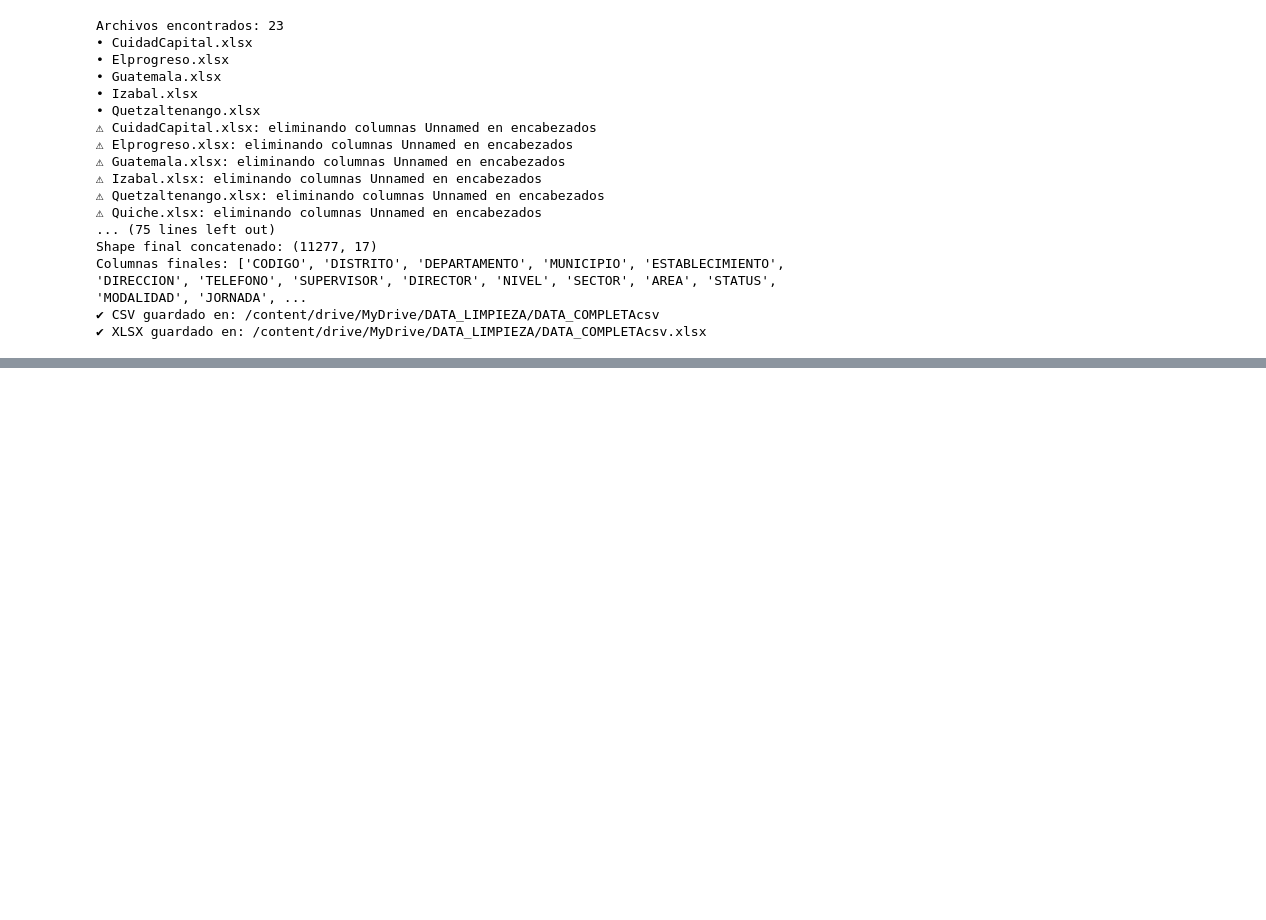
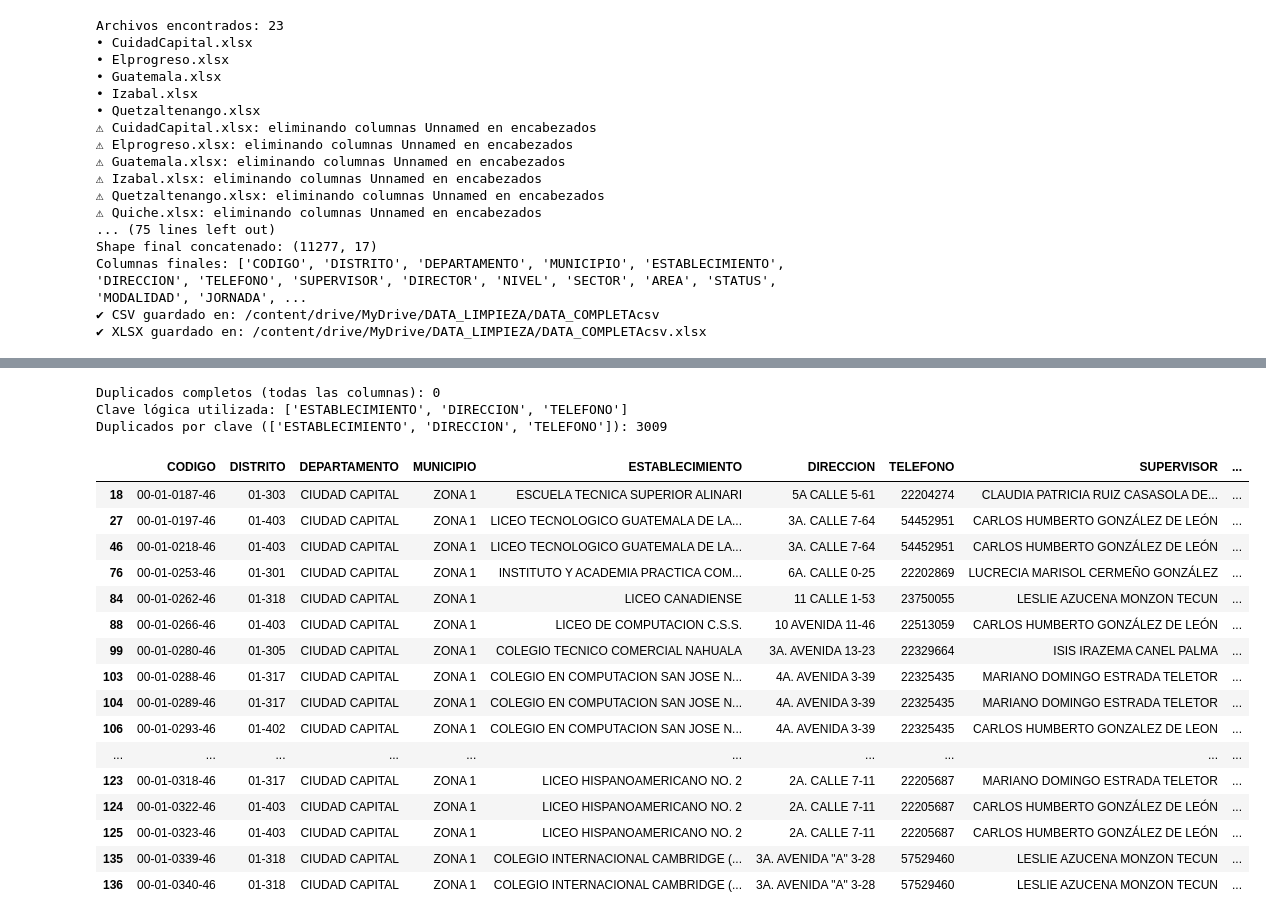
Before and after one commit to DiederichSolis/PR_data, a Jupyter notebook: Proyecto.ipynb, the cells around one changed output, grey strips where cells are left out. Saved outputs shown, nothing was run; the diff lists cells and outputs as text; code cells hidden in the pictures; blank space fills up the shorter version.

Commit message:
feat: analisis de los datos crudos

```diff
--- a/Proyecto.ipynb
+++ b/Proyecto.ipynb
@@ -272,0 +285,17 @@ Columnas finales: ['CODIGO', 'DISTRITO', 'DEPARTAMENTO', 'MUNICIPIO', 'ESTABLECI
+# %%
+import os
+import re
+import unicodedata
+import numpy as np
+import pandas as pd
+
+OUT_DIR = os.path.join(BASE, "DATA_LIMPIEZA", "evidencias_crudo")
+os.makedirs(OUT_DIR, exist_ok=True)
+
+
+PATH_CSV_CRUDO = os.path.join(BASE, "DATA_LIMPIEZA", "DATA_COMPLETAcsv")
+
+
+df_raw = pd.read_csv(PATH_CSV_CRUDO, dtype=str, keep_default_na=False, na_values=[""])
+print(df_raw.shape)
+df_raw.head(3)
@@ -272,0 +397,41 @@ Columnas finales: ['CODIGO', 'DISTRITO', 'DEPARTAMENTO', 'MUNICIPIO', 'ESTABLECI
+# %%
+# Duplicados completos
+dups_full_count = df_raw.duplicated(keep=False).sum()
+print(f"Duplicados completos (todas las columnas): {dups_full_count}")
+
+dups_full_preview = df_raw[df_raw.duplicated(keep=False)].head(50)
+dups_full_preview.to_csv(os.path.join(OUT_DIR, "04_duplicados_completos_preview.csv"), index=False)
+
+# Duplicados por clave lógica
+CLAVE = ["ESTABLECIMIENTO", "DIRECCION", "TELEFONO"]
+claves_presentes = [c for c in CLAVE if c in df_raw.columns]
+print("Clave lógica utilizada:", claves_presentes)
+
+if claves_presentes:
+    dups_key = df_raw[df_raw.duplicated(subset=claves_presentes, keep=False)]
+    dups_key.to_csv(os.path.join(OUT_DIR, "05_duplicados_por_clave.csv"), index=False)
+    print(f"Duplicados por clave ({claves_presentes}): {len(dups_key)}")
+    display(dups_key.head(20))
+else:
+    print("⚠️ No se encontraron todas las columnas de la clave sugerida para revisar duplicados por clave.")
+# %% [output]
+Duplicados completos (todas las columnas): 0
+Clave lógica utilizada: ['ESTABLECIMIENTO', 'DIRECCION', 'TELEFONO']
+Duplicados por clave (['ESTABLECIMIENTO', 'DIRECCION', 'TELEFONO']): 3009
+|  | CODIGO | DISTRITO | DEPARTAMENTO | MUNICIPIO | ESTABLECIMIENTO | DIRECCION | TELEFONO | SUPERVISOR | ... |
+| 18 | 00-01-0187-46 | 01-303 | CIUDAD CAPITAL | ZONA 1 | ESCUELA TECNICA SUPERIOR ALINARI | 5A CALLE 5-61 | 22204274 | CLAUDIA PATRICIA RUIZ CASASOLA DE... | ... |
+| 27 | 00-01-0197-46 | 01-403 | CIUDAD CAPITAL | ZONA 1 | LICEO TECNOLOGICO GUATEMALA DE LA... | 3A. CALLE 7-64 | 54452951 | CARLOS HUMBERTO GONZÁLEZ DE LEÓN | ... |
+| 46 | 00-01-0218-46 | 01-403 | CIUDAD CAPITAL | ZONA 1 | LICEO TECNOLOGICO GUATEMALA DE LA... | 3A. CALLE 7-64 | 54452951 | CARLOS HUMBERTO GONZÁLEZ DE LEÓN | ... |
+| 76 | 00-01-0253-46 | 01-301 | CIUDAD CAPITAL | ZONA 1 | INSTITUTO Y ACADEMIA PRACTICA COM... | 6A. CALLE 0-25 | 22202869 | LUCRECIA MARISOL CERMEÑO GONZÁLEZ | ... |
+| 84 | 00-01-0262-46 | 01-318 | CIUDAD CAPITAL | ZONA 1 | LICEO CANADIENSE | 11 CALLE 1-53 | 23750055 | LESLIE AZUCENA MONZON TECUN | ... |
+| 88 | 00-01-0266-46 | 01-403 | CIUDAD CAPITAL | ZONA 1 | LICEO DE COMPUTACION C.S.S. | 10 AVENIDA 11-46 | 22513059 | CARLOS HUMBERTO GONZÁLEZ DE LEÓN | ... |
+| 99 | 00-01-0280-46 | 01-305 | CIUDAD CAPITAL | ZONA 1 | COLEGIO TECNICO COMERCIAL NAHUALA | 3A. AVENIDA 13-23 | 22329664 | ISIS IRAZEMA CANEL PALMA | ... |
+| 103 | 00-01-0288-46 | 01-317 | CIUDAD CAPITAL | ZONA 1 | COLEGIO EN COMPUTACION SAN JOSE N... | 4A. AVENIDA 3-39 | 22325435 | MARIANO DOMINGO ESTRADA TELETOR | ... |
+| 104 | 00-01-0289-46 | 01-317 | CIUDAD CAPITAL | ZONA 1 | COLEGIO EN COMPUTACION SAN JOSE N... | 4A. AVENIDA 3-39 | 22325435 | MARIANO DOMINGO ESTRADA TELETOR | ... |
+| 106 | 00-01-0293-46 | 01-402 | CIUDAD CAPITAL | ZONA 1 | COLEGIO EN COMPUTACION SAN JOSE N... | 4A. AVENIDA 3-39 | 22325435 | CARLOS HUMBERTO GONZALEZ DE LEON | ... |
+| ... | ... | ... | ... | ... | ... | ... | ... | ... | ... |
+| 123 | 00-01-0318-46 | 01-317 | CIUDAD CAPITAL | ZONA 1 | LICEO HISPANOAMERICANO NO. 2 | 2A. CALLE 7-11 | 22205687 | MARIANO DOMINGO ESTRADA TELETOR | ... |
+| 124 | 00-01-0322-46 | 01-403 | CIUDAD CAPITAL | ZONA 1 | LICEO HISPANOAMERICANO NO. 2 | 2A. CALLE 7-11 | 22205687 | CARLOS HUMBERTO GONZÁLEZ DE LEÓN | ... |
+| 125 | 00-01-0323-46 | 01-403 | CIUDAD CAPITAL | ZONA 1 | LICEO HISPANOAMERICANO NO. 2 | 2A. CALLE 7-11 | 22205687 | CARLOS HUMBERTO GONZÁLEZ DE LEÓN | ... |
+| 135 | 00-01-0339-46 | 01-318 | CIUDAD CAPITAL | ZONA 1 | COLEGIO INTERNACIONAL CAMBRIDGE (... | 3A. AVENIDA "A" 3-28 | 57529460 | LESLIE AZUCENA MONZON TECUN | ... |
+| 136 | 00-01-0340-46 | 01-318 | CIUDAD CAPITAL | ZONA 1 | COLEGIO INTERNACIONAL CAMBRIDGE (... | 3A. AVENIDA "A" 3-28 | 57529460 | LESLIE AZUCENA MONZON TECUN | ... |
```
Also changed, not shown: parts of 9 cells of this notebook.
